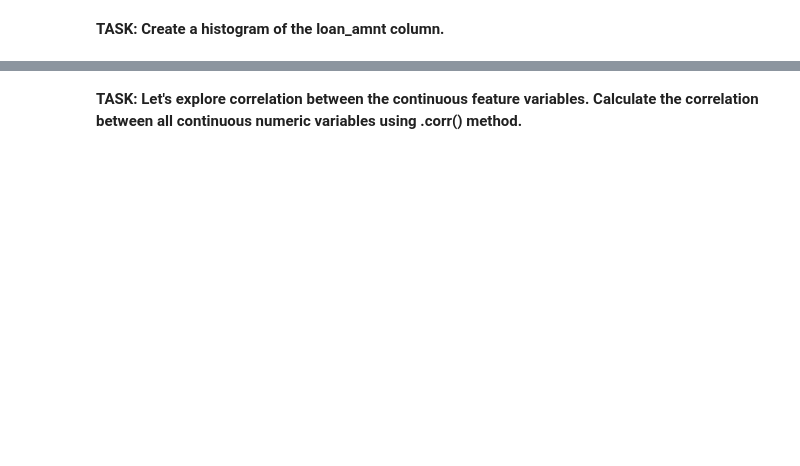
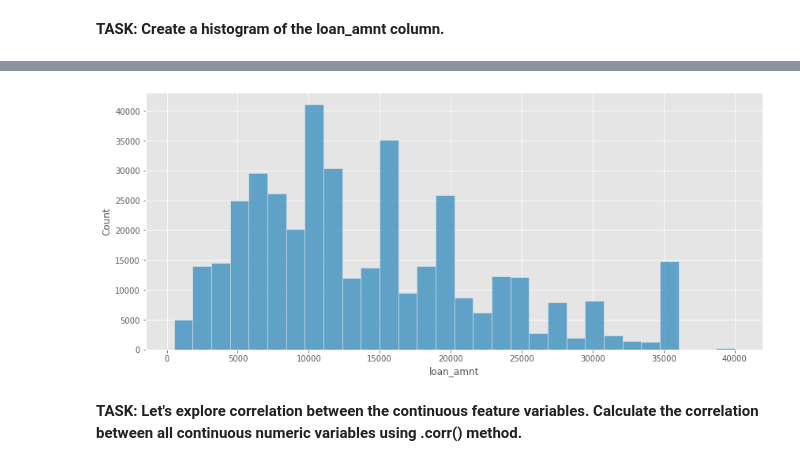
Before and after one commit to smeteo/Data_Science_and_Machine_Learning, a Jupyter notebook: 6. Deep Learning/DL_Lending_Club_Loan/03-Keras-Project-Exercise.ipynb, the cells around one changed output, grey strips where cells are left out. Saved outputs shown, nothing was run; the diff lists cells and outputs as text; code cells hidden in the pictures; blank space fills up the shorter version.

```diff
--- a/6. Deep Learning/DL_Lending_Club_Loan/03-Keras-Project-Exercise.ipynb
+++ b/6. Deep Learning/DL_Lending_Club_Loan/03-Keras-Project-Exercise.ipynb
@@ -264,2 +363,7 @@ memory usage: 81.6+ MB
+# %%
+plt.figure(figsize=(14,6))
+sns.histplot(data=df, x="loan_amnt", bins=30);
+# %% [output]
+[figure, added]
 # %% [markdown]
 **TASK: Let's explore correlation between the continuous feature variables. Calculate the correlation between all continuous numeric variables using .corr() method.**
```
Also changed, not shown: parts of 79 cells of this notebook.
